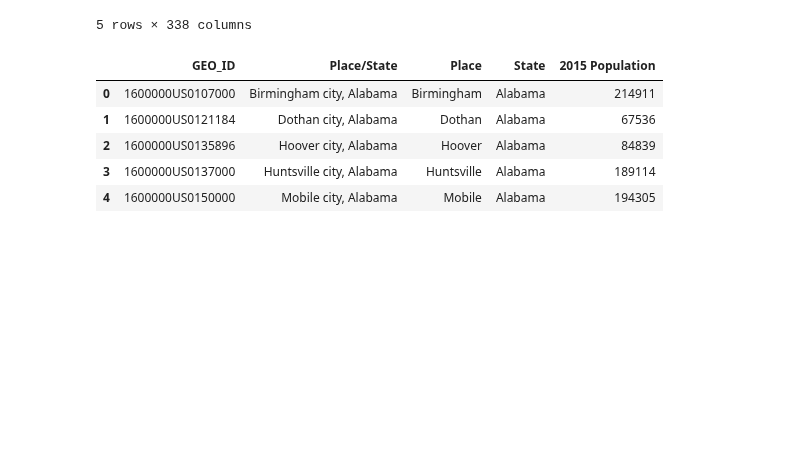
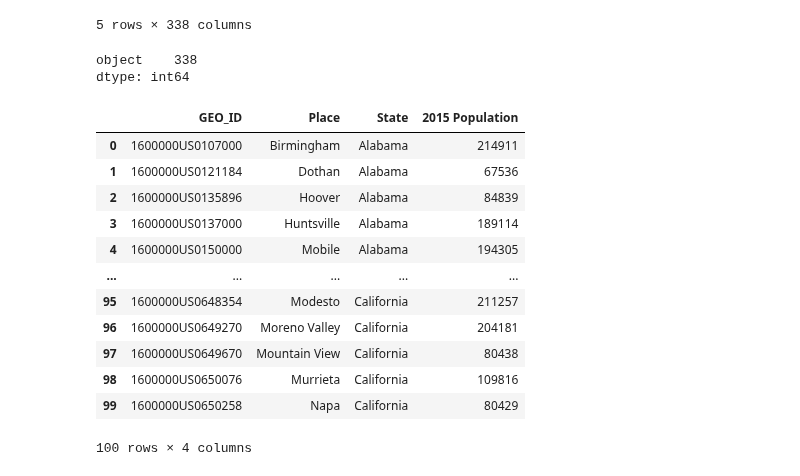
Before and after one commit to szerpa17/fatal-police-shootings, a Jupyter notebook: DataExploration.ipynb, the cells around one changed output. Drawn from its saved outputs; the diff is of its cells as text; code cells hidden in the pictures; blank space fills up the shorter version.

```diff
--- a/DataExploration.ipynb
+++ b/DataExploration.ipynb
@@ -30,6 +30,12 @@ c_2015.head()
 | 3 | 0400000US04 | Arizona | 6828065 | ***** | 6828065 | (X) | 3387385 | 2294 | ... |
 | 4 | 0400000US05 | Arkansas | 2978204 | ***** | 2978204 | (X) | 1463576 | 3921 | ... |
 5 rows × 338 columns
+# %%
+# Idetified that all columns are objects
+c_2015.dtypes.value_counts()
+# %% [output]
+object    338
+dtype: int64
 # %%
 # Census Data Cleaning
 
@@ -48,6 +54,10 @@ def col_pf(df, year):
     df = df[['GEO_ID', 'Place/State', 'Place', 'State', f'{year} Population']]
     # Reset index and remove the prior index
     df = df.reset_index(drop=True)
+    # Pulled only necessary columns
+    df = df.iloc[:, [0, 2, 3, 4]]
+    # Cast population column as int
+    df[[f'{year} Population']] = df[[f'{year} Population']].astype('int64')
     # Used regex on the Place column to leave the place name without an
     # additional description
     df[['Place']] = df[['Place']].replace(regex=[r'city$'], value='')
@@ -60,25 +70,32 @@ def col_pf(df, year):
 
 # DF merge function
 def col_merge(df, df2, df3, df4):
-    merged_df = pd.merge(df, df2, on=('GEO_ID', 'Place/State', 'Place', 'State'), how='outer')
-    merged_df = pd.merge(merged_df, df3, on=('GEO_ID', 'Place/State', 'Place', 'State'), how='outer')
-    merged_df = pd.merge(merged_df, df4, on=('GEO_ID', 'Place/State', 'Place', 'State'), how='outer')
+    merged_df = pd.merge(df, df2, on=('GEO_ID', 'Place', 'State'), how='outer')
+    merged_df = pd.merge(merged_df, df3, on=('GEO_ID', 'Place', 'State'), how='outer')
+    merged_df = pd.merge(merged_df, df4, on=('GEO_ID', 'Place', 'State'), how='outer')
     return merged_df
 # %%
 # Applied col_pf function on Census DFs
 df_2015 = col_pf(c_2015, 2015)
 df_2016 = col_pf(c_2016, 2016)
 df_2017 = col_pf(c_2017, 2017)
 df_2018 = col_pf(c_2018, 2018)
 
-df_2015.head()
+df_2015.head(100)
 # %% [output]
-|  | GEO_ID | Place/State | Place | State | 2015 Population |
-| 0 | 1600000US0107000 | Birmingham city, Alabama | Birmingham | Alabama | 214911 |
-| 1 | 1600000US0121184 | Dothan city, Alabama | Dothan | Alabama | 67536 |
-| 2 | 1600000US0135896 | Hoover city, Alabama | Hoover | Alabama | 84839 |
-| 3 | 1600000US0137000 | Huntsville city, Alabama | Huntsville | Alabama | 189114 |
-| 4 | 1600000US0150000 | Mobile city, Alabama | Mobile | Alabama | 194305 |
+|  | GEO_ID | Place | State | 2015 Population |
+| 0 | 1600000US0107000 | Birmingham | Alabama | 214911 |
+| 1 | 1600000US0121184 | Dothan | Alabama | 67536 |
+| 2 | 1600000US0135896 | Hoover | Alabama | 84839 |
+| 3 | 1600000US0137000 | Huntsville | Alabama | 189114 |
+| 4 | 1600000US0150000 | Mobile | Alabama | 194305 |
+| ... | ... | ... | ... | ... |
+| 95 | 1600000US0648354 | Modesto | California | 211257 |
+| 96 | 1600000US0649270 | Moreno Valley | California | 204181 |
+| 97 | 1600000US0649670 | Mountain View | California | 80438 |
+| 98 | 1600000US0650076 | Murrieta | California | 109816 |
+| 99 | 1600000US0650258 | Napa | California | 80429 |
+100 rows × 4 columns
 # %%
 # Merged the DFs
 merged_df = col_merge(df_2015, df_2016, df_2017, df_2018)
```
Also changed, not shown: parts of 8 cells of this notebook.
